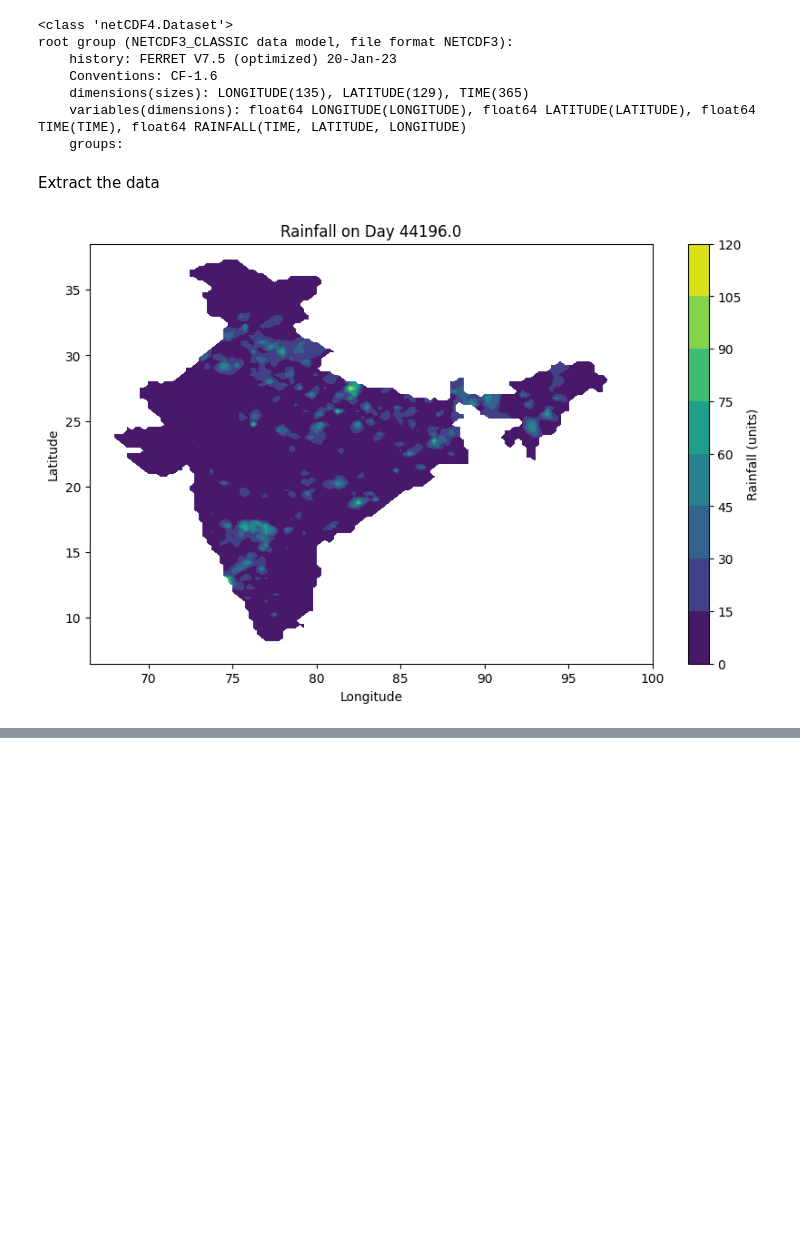
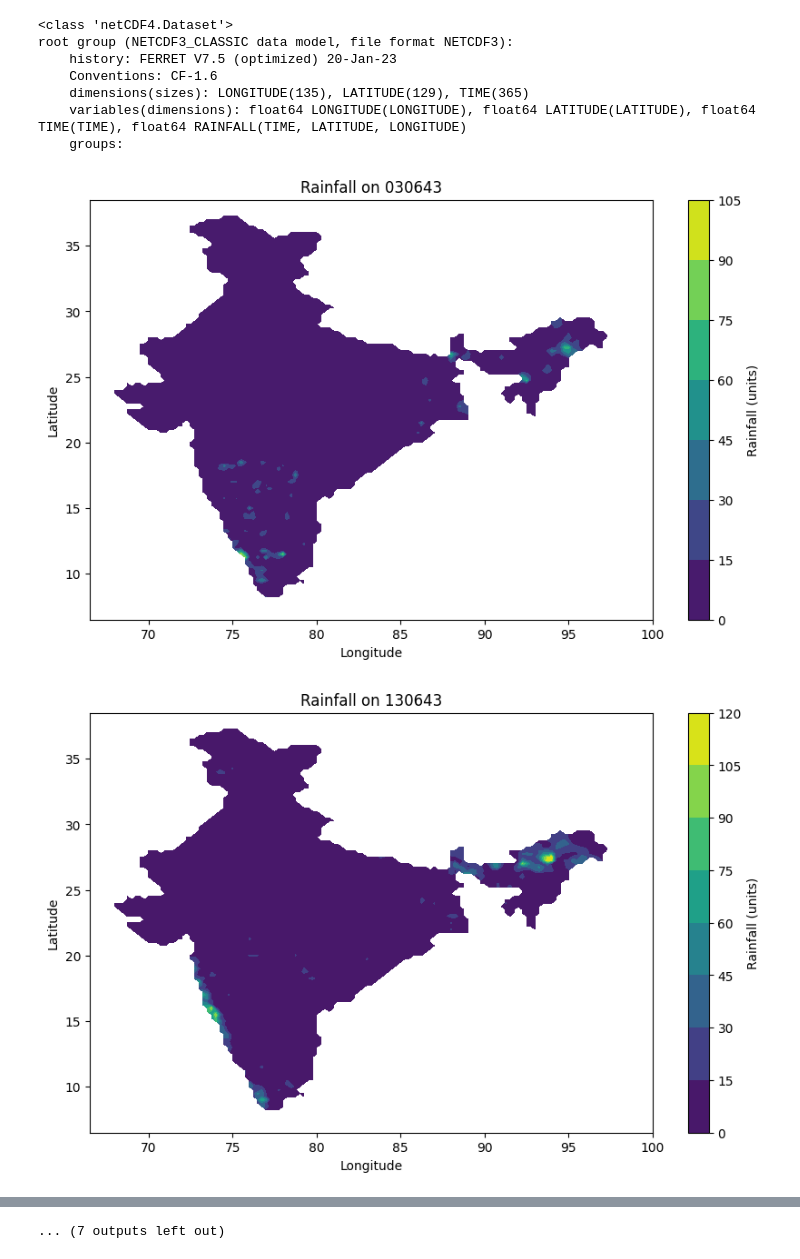
Before and after one commit to Mahadev5/Parametric_Soybean, a Jupyter notebook: Soybean Parametric Insurance.ipynb, the cells around one changed output, grey strips where cells are left out. Saved outputs shown, nothing was run; the diff lists cells and outputs as text; code cells hidden in the pictures; blank space fills up the shorter version.

```diff
--- a/Soybean Parametric Insurance.ipynb
+++ b/Soybean Parametric Insurance.ipynb
@@ -30,25 +31,44 @@ root group (NETCDF3_CLASSIC data model, file format NETCDF3):
     dimensions(sizes): LONGITUDE(135), LATITUDE(129), TIME(365)
     variables(dimensions): float64 LONGITUDE(LONGITUDE), float64 LATITUDE(LATITUDE), float64 TIME(TIME), float64 RAINFALL(TIME, LATITUDE, LONGITUDE)
     groups:
-# %% [markdown]
-Extract the data
 # %%
 # Extract necessary variables
 longitude = rainfall_2022.variables['LONGITUDE'][:]
 latitude = rainfall_2022.variables['LATITUDE'][:]
 time = rainfall_2022.variables['TIME'][:]
+
 rainfall = rainfall_2022.variables['RAINFALL'][:]
 
-# Plotting the rainfall data for the first day (time[0])
-rainfall_day_0 = rainfall[210, :, :]
+# Define the start and end dates (June 1st to November 30th, 2022)
+start_date = datetime(2022, 6, 1)
+end_date = datetime(2022, 11, 30)
 
-# Plot the rainfall for the 'x' day
-plt.figure(figsize=(10, 6))
-plt.contourf(longitude, latitude, rainfall_day_0, cmap='viridis')
-plt.colorbar(label='Rainfall (units)')  # Adjust units as per your dataset
-plt.title(f"Rainfall on Day {time[0]}")
-plt.xlabel('Longitude')
-plt.ylabel('Latitude')
-plt.show()
+# Calculate the number of days since 01-Jan-2022
+start_day = (start_date - datetime(2022, 1, 1)).days
+end_day = (end_date - datetime(2022, 1, 1)).days
+
+# Create a list of time indices for every 5th day between June 15 and November 30
+time_indices = np.arange(start_day, end_day, 10)
+
+# Plot the rainfall data for each of the 10-day intervals
+for idx in time_indices:
+    if idx < len(time):  # Check if index is within the available time range
+        rainfall_day = rainfall[idx, :, :]  # Extract rainfall data for the current time step
+
+        # Convert the day index to a datetime object
+        plot_date = datetime(2022, 1, 1) + timedelta(days=time[idx])
+
+        # Format the date to 'ddmmyy'
+        formatted_date = plot_date.strftime('%d%m%y')
+
+        # Plot the rainfall for the current 10-day interval
+        plt.figure(figsize=(10, 6))
+        plt.contourf(longitude, latitude, rainfall_day, cmap='viridis')
+        plt.colorbar(label='Rainfall (units)')  # Adjust units as per your dataset
+        plt.title(f"Rainfall on {formatted_date}")
+        plt.xlabel('Longitude')
+        plt.ylabel('Latitude')
+        plt.show()
 # %% [output]
-[figure, old version]
+[figure, new version]
+[figure, added]
@@ -54,0 +85 @@ plt.show()
+... (7 outputs left out)
```
Also changed, not shown: parts of 3 cells of this notebook.
